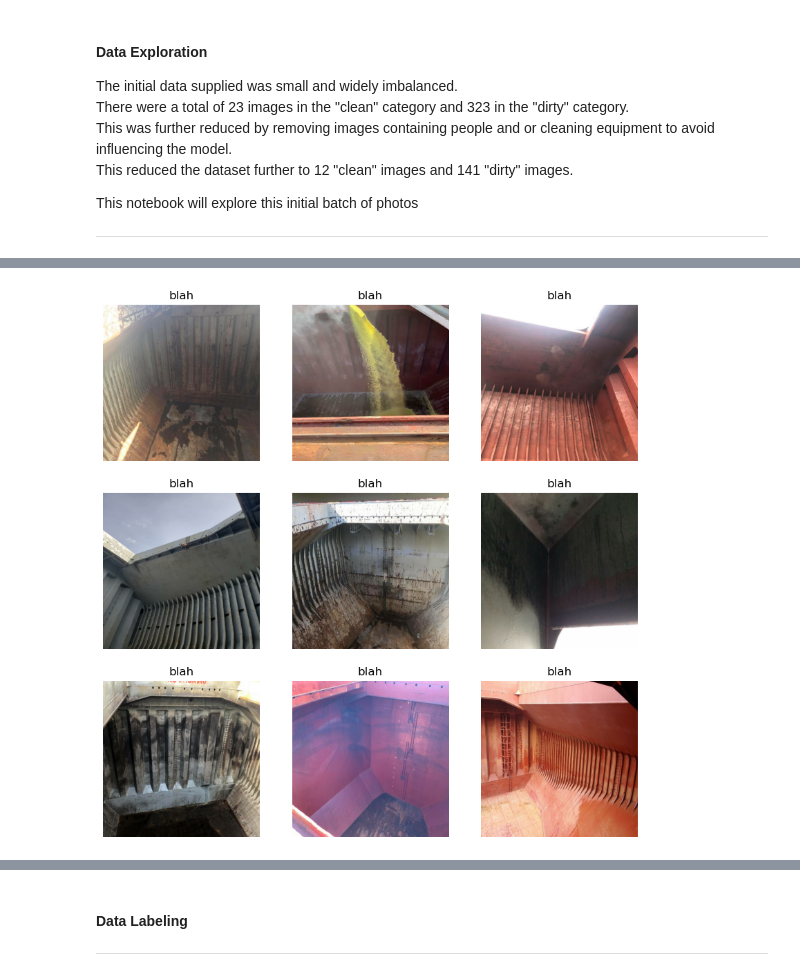
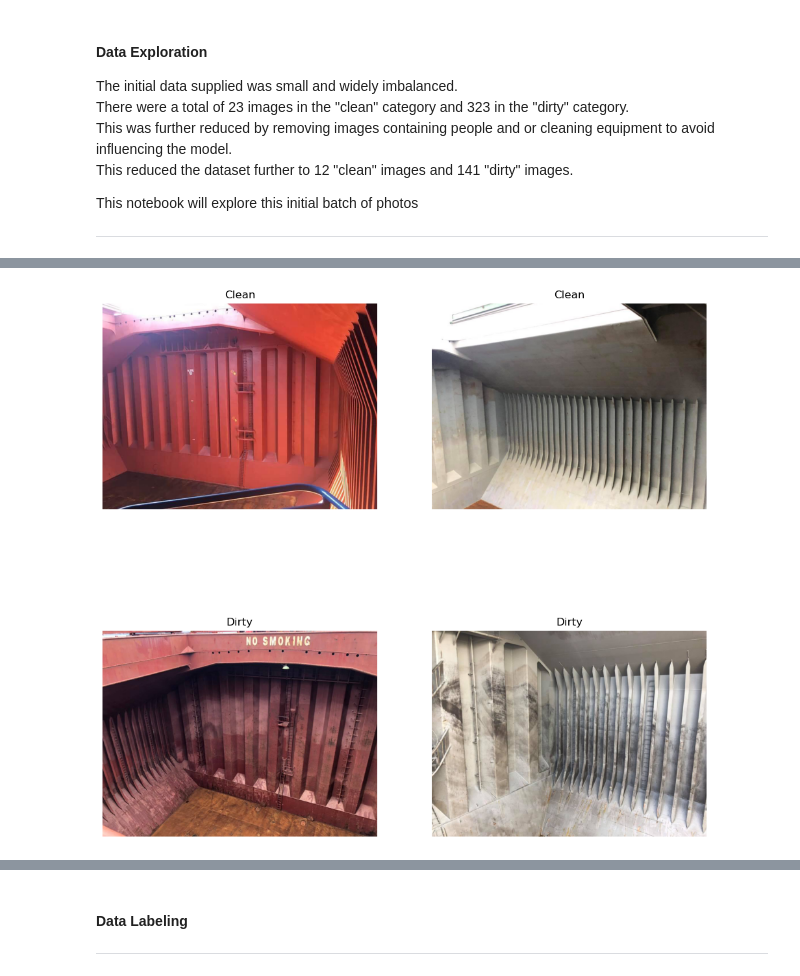
Before and after one commit to oshepad/cargo-holds-image-classification, a Jupyter notebook: code/01_Data.ipynb, the cells around one changed output, grey strips where cells are left out. Saved outputs shown, nothing was run; the diff lists cells and outputs as text; code cells hidden in the pictures.

```diff
--- a/code/01_Data.ipynb
+++ b/code/01_Data.ipynb
@@ -74,3 +77,7 @@ This reduced the dataset further to 12 "clean" images and 141 "dirty" images.
 
 This notebook will explore this initial batch of photos
 ___
+# %%
+# Review clean cargo hold image
+clean1 = load_img('../data/classified/clean/47681173_2008763662504219_1873423245131120640_n.jpg')
+clean2 = load_img('../data/classified/clean/48418327_2026951410685444_6927397904709582848_n.jpg')
@@ -77,4 +86,5 @@ ___
 # %%
-clean = load_img('../data/cargo_holds/clean_website_reviewed/47681173_2008763662504219_1873423245131120640_n.jpg')
-clean
+# Review dirty cargo hold image
+dirty1 = load_img('../data/classified/dirty/46492613_1983209318392987_2701285471404687360_n.jpg')
+dirty2 = load_img('../data/classified/dirty/46491446_1983209548392964_3471892652591415296_n.jpg')
 # %% [output]
@@ -82,10 +92,24 @@ clean
-# %%
-plt.figure(figsize=(10, 10))
-for images, labels in test.take(1):
-  for i in range(9):
-    ax = plt.subplot(3, 3, i + 1)
-    plt.imshow(images[i].numpy().astype("uint8"))
-    plt.title('blah')
-    plt.axis("off")
-# %% [output]
-[figure, removed]
+# %%
+# Comparing side by side
+
+fig, axes = plt.subplots(2, 2, figsize=(12,12))
+
+axes[0, 0].imshow(clean1)
+axes[0, 0].set_title('Clean')
+axes[0, 0].axis('off')
+
+axes[0, 1].imshow(clean2)
+axes[0, 1].set_title('Clean')
+axes[0, 1].axis('off')
+
+axes[1, 0].imshow(dirty1)
+axes[1, 0].set_title('Dirty')
+axes[1, 0].axis('off')
+
+axes[1, 1].imshow(dirty2)
+axes[1, 1].set_title('Dirty')
+axes[1, 1].axis('off')
+
+plt.show;
+# %% [output]
+[figure, added]
```
Also changed, not shown: parts of 9 cells of this notebook.
